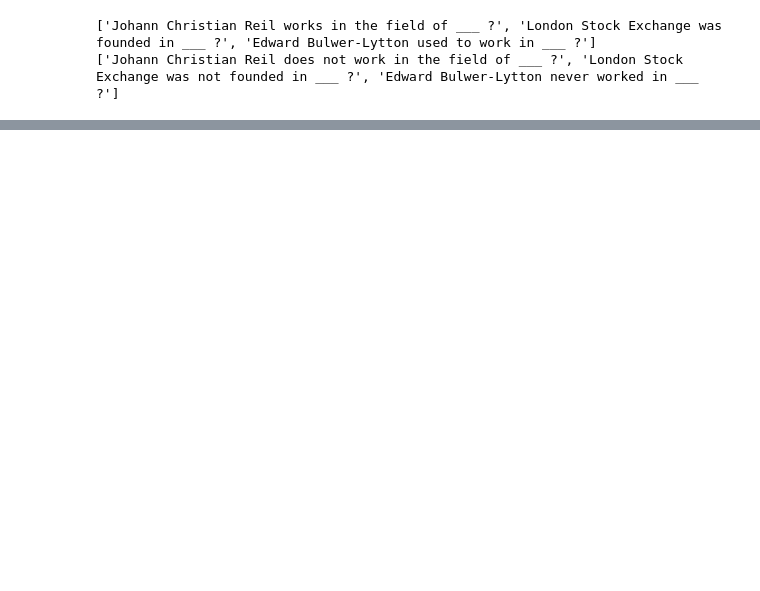
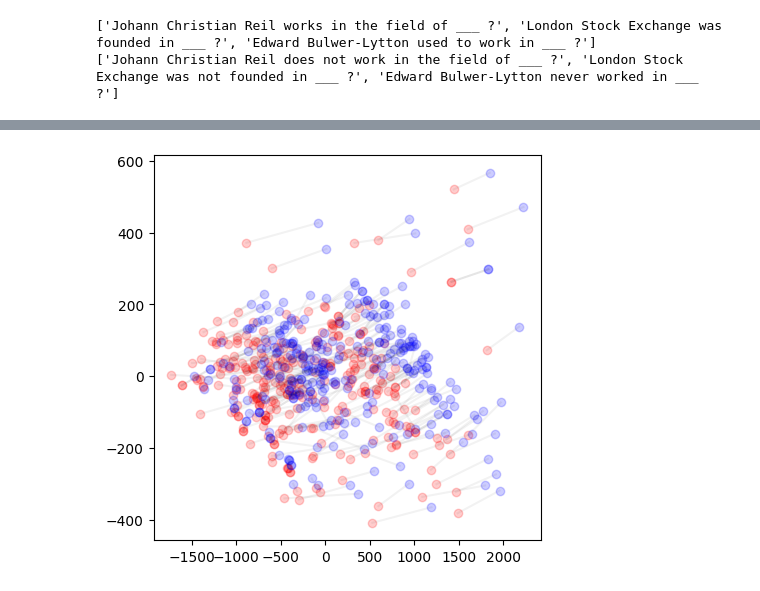
Before and after one commit to yuhui-zh15/InverseScaling, a Jupyter notebook: eval_pipeline/analyze_embedding_space.ipynb, the cells around one changed output, grey strips where cells are left out. Saved outputs shown, nothing was run; the diff lists cells and outputs as text; code cells hidden in the pictures; blank space fills up the shorter version.

```diff
--- a/eval_pipeline/analyze_embedding_space.ipynb
+++ b/eval_pipeline/analyze_embedding_space.ipynb
@@ -70,0 +168,4 @@ reduce_and_visualize(embeddings["ada"][0], embeddings["ada"][1], connection=True
+# %%
+reduce_and_visualize(embeddings_gpt2['gpt2-medium'][0], embeddings_gpt2['gpt2-medium'][1], connection=True)
+# %% [output]
+[figure, added]
```
Also changed, not shown: parts of 20 cells of this notebook, 2 other files.
